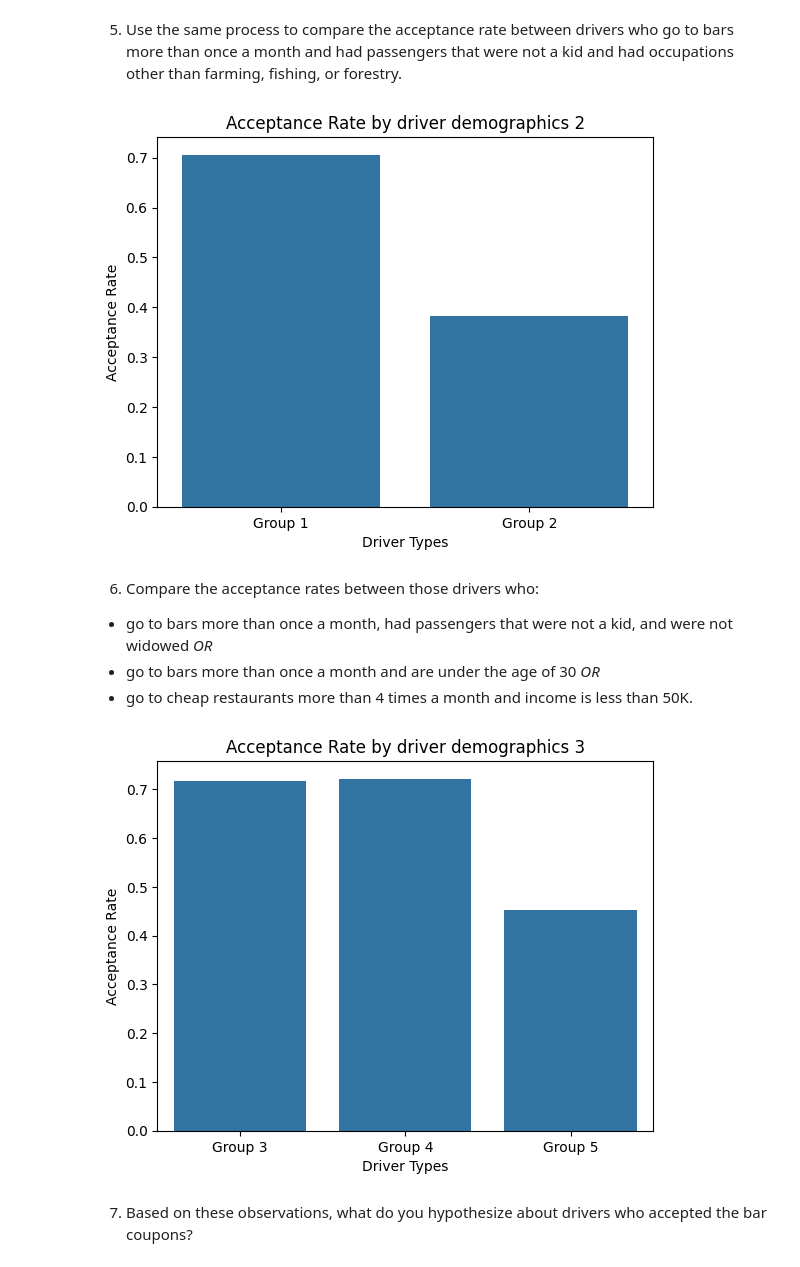
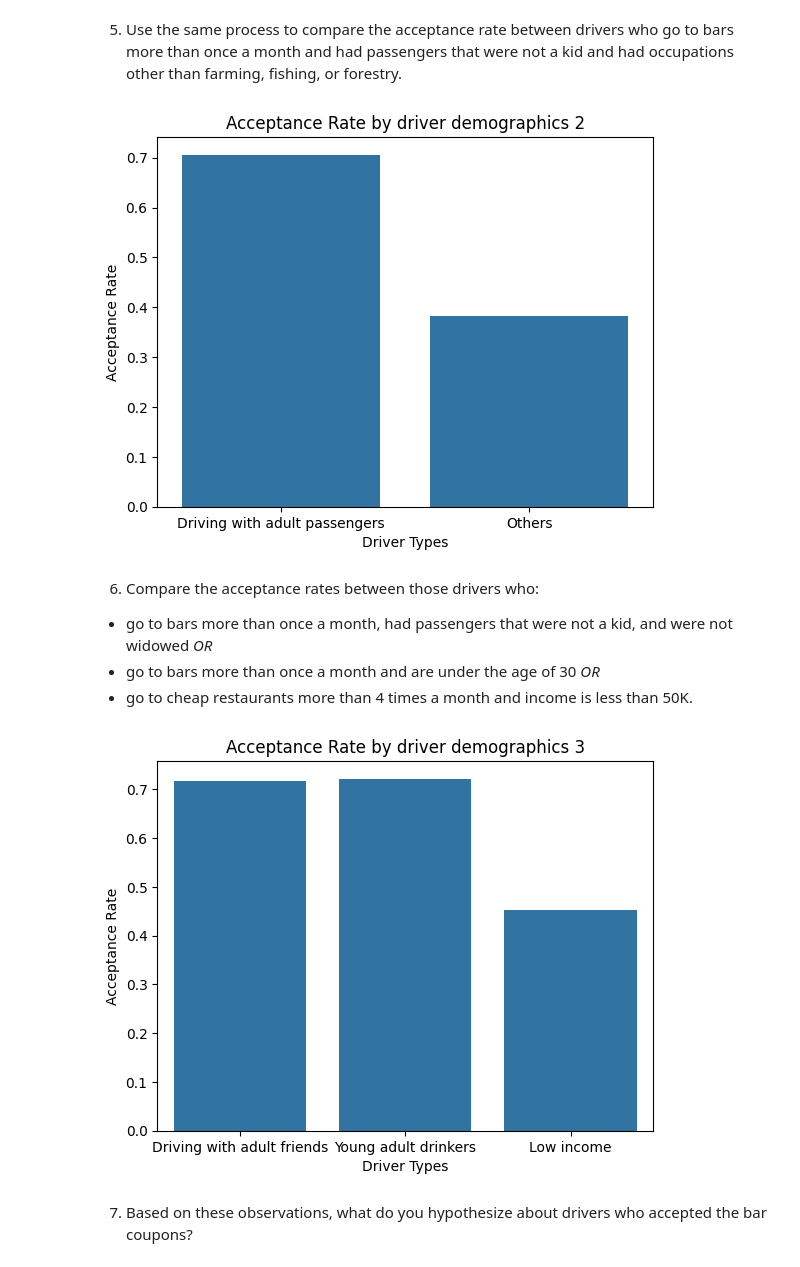
Before and after one commit to weirui828/coupons4drivers, a Jupyter notebook: coupon_analysis.ipynb, the cells around one changed output. Cells and saved outputs as stored; diff of their text form; code cells hidden in the pictures.

```diff
--- a/coupon_analysis.ipynb
+++ b/coupon_analysis.ipynb
@@ -420,7 +420,7 @@ bar_coupons_group_2 = bar_coupons.drop(bar_coupons_group_1.index)
 bar_coupons_group_2_acceptance_rate = bar_coupons_group_2['Y'].mean()
 
 bar_coupons_acceptance_rate_3 = pd.DataFrame({
-    'Driver Types': ['Group 1', 'Group 2'],
+    'Driver Types': ['Driving with adult passengers', 'Others'],
     'Acceptance Rate': [bar_coupons_group_1_acceptance_rate, bar_coupons_group_2_acceptance_rate]
 })
 sns.barplot(x='Driver Types', y='Acceptance Rate', data=bar_coupons_acceptance_rate_3)
@@ -429,7 +429,7 @@ plt.show()
 
 # This also shows a great different between the two groups
 # %% [output]
-[figure, old version]
+[figure, new version]
 # %% [markdown]
 6. Compare the acceptance rates between those drivers who:
 
@@ -439,23 +439,23 @@ plt.show()
 # %%
 
 bar_coupons_group_3 = bar_coupons.query('BarNo > 1 and passanger != "Alone" and passanger != "Kid(s)" and maritalStatus != "Widowed"')
 bar_coupons_group_3_acceptance_rate = bar_coupons_group_3['Y'].mean()
 
 bar_coupons_group_4 = bar_coupons.query('BarNo > 1 and (age=="21" or age=="26" or age=="below21")')
 bar_coupons_group_4_acceptance_rate = bar_coupons_group_4['Y'].mean()
 
 bar_coupons_group_5 = bar_coupons.query('RestaurantLessThan20No > 3 and IncomeHigh < 50000')
 bar_coupons_group_5_acceptance_rate = bar_coupons_group_5['Y'].mean()
 
 bar_coupons_acceptance_rate_4 = pd.DataFrame({
-    'Driver Types': ['Group 3', 'Group 4', 'Group 5'],
+    'Driver Types': ['Driving with adult friends', 'Young adult drinkers', 'Low income'],
     'Acceptance Rate': [bar_coupons_group_3_acceptance_rate, bar_coupons_group_4_acceptance_rate, bar_coupons_group_5_acceptance_rate]
 })
 sns.barplot(x='Driver Types', y='Acceptance Rate', data=bar_coupons_acceptance_rate_4)
 plt.title("Acceptance Rate by driver demographics 3")
 plt.show()
 # %% [output]
-[figure, old version]
+[figure, new version]
 # %% [markdown]
 7.  Based on these observations, what do you hypothesize about drivers who accepted the bar coupons?
 # %% [markdown]
```
